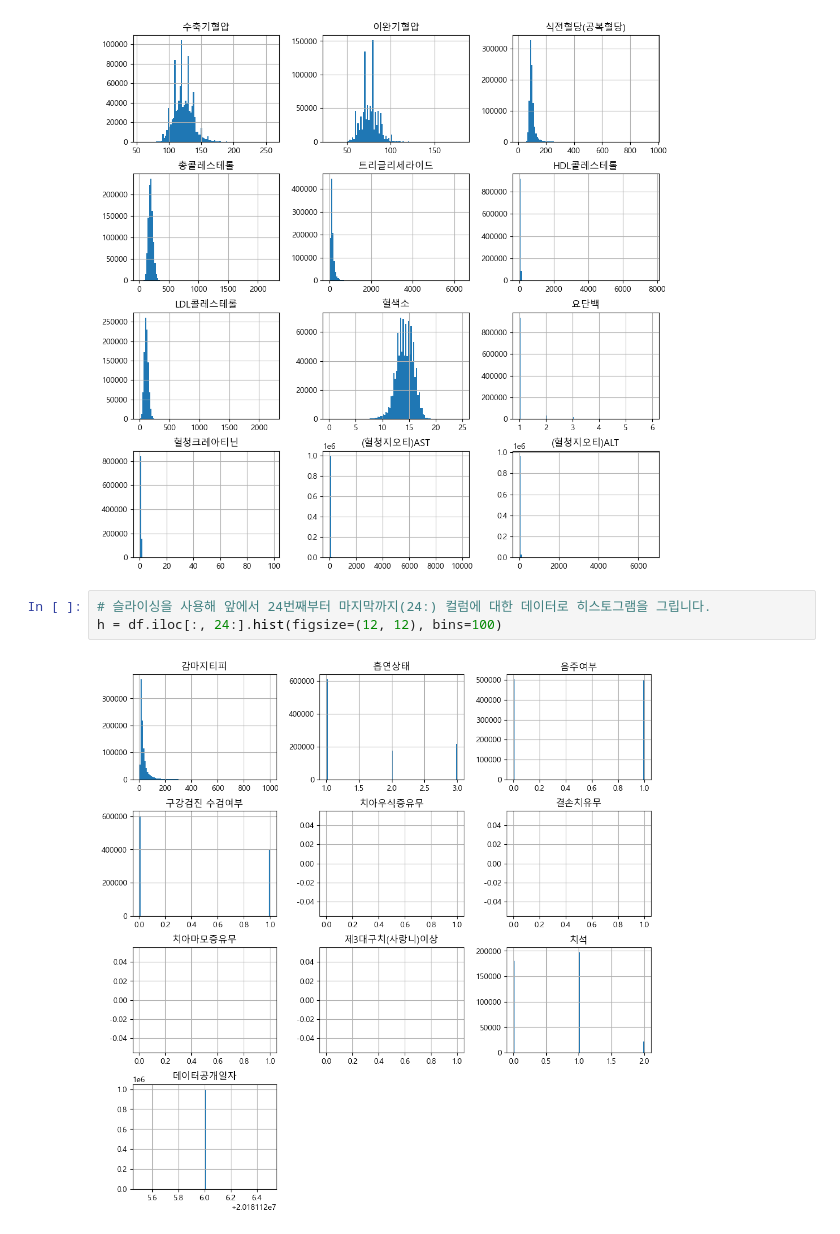
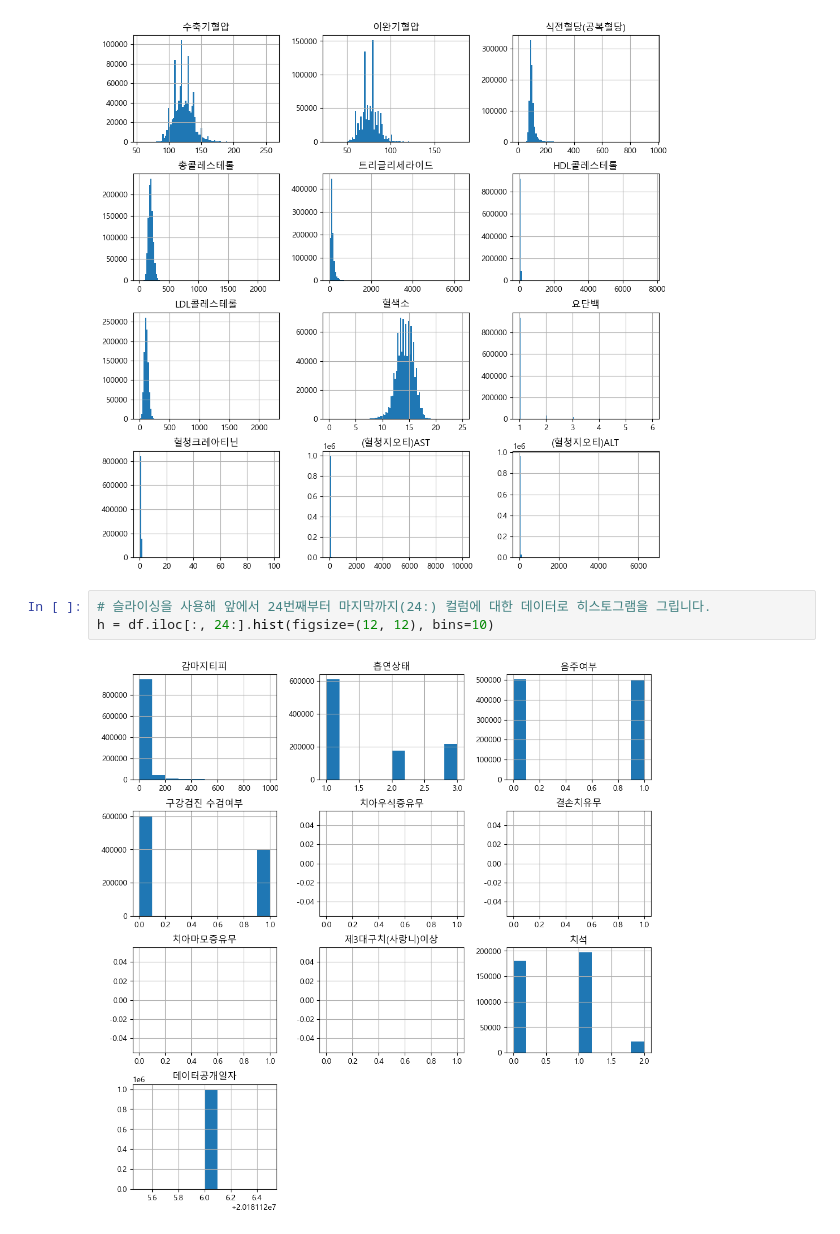
Before and after one commit to jonge5/study-data-analysis, a Jupyter notebook: e_health_analysis-input.ipynb, the cells around one changed output. Drawn from its saved outputs; the diff is of its cells as text.

```diff
--- a/e_health_analysis-input.ipynb
+++ b/e_health_analysis-input.ipynb
@@ -377,6 +377,6 @@ h = df.iloc[:, 12:24].hist(figsize=(12, 12), bins=100)
 [figure]
 # %%
 # 슬라이싱을 사용해 앞에서 24번째부터 마지막까지(24:) 컬럼에 대한 데이터로 히스토그램을 그립니다.
-h = df.iloc[:, 24:].hist(figsize=(12, 12), bins=100)
+h = df.iloc[:, 24:].hist(figsize=(12, 12), bins=10)
 # %% [output]
-[figure, old version]
+[figure, new version]
```
Also changed, not shown: parts of 27 cells of this notebook.
